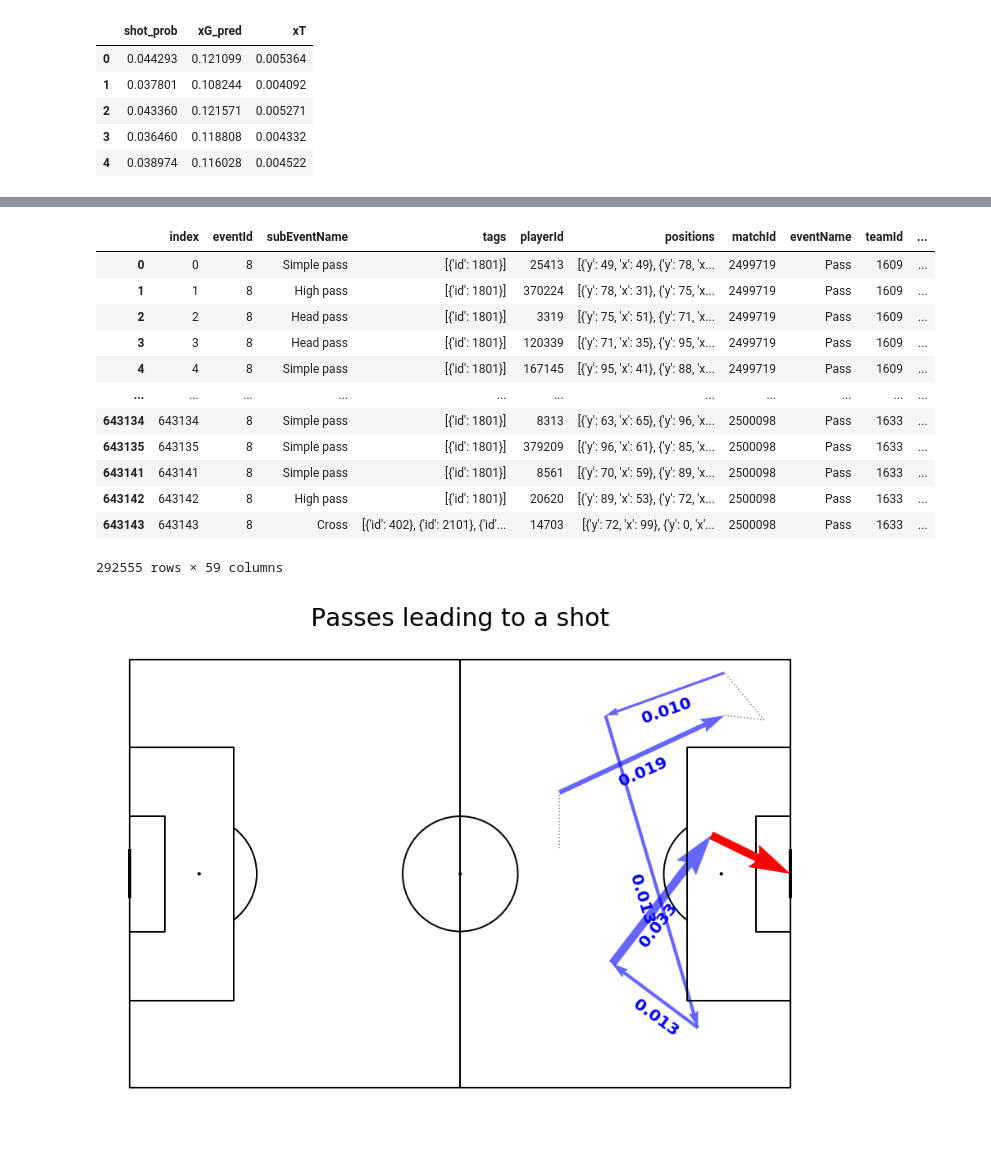
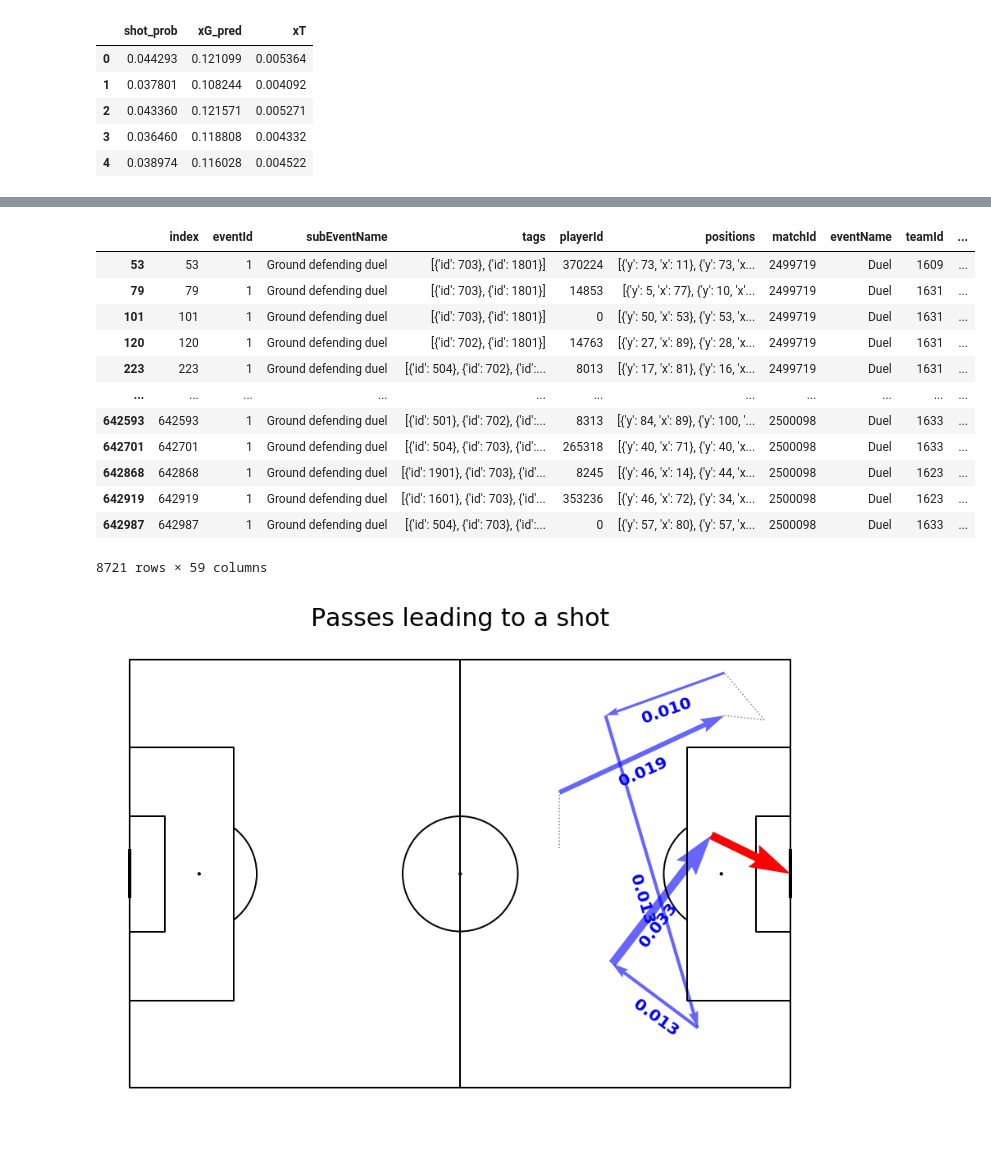
Before and after one commit to yashkarle/soccer-ds-stats, a Jupyter notebook: Projects/4UppsalaMMS/4_ValuingActions/xT_action_based.ipynb, the cells around one changed output, grey strips where cells are left out. Saved outputs shown, nothing was run; the diff lists cells and outputs as text; code cells hidden in the pictures.

```diff
--- a/Projects/4UppsalaMMS/4_ValuingActions/xT_action_based.ipynb
+++ b/Projects/4UppsalaMMS/4_ValuingActions/xT_action_based.ipynb
@@ -156,0 +173,28 @@ passes[["shot_prob", "xG_pred", "xT"]].head(5)
+# %%
+#predict if ended with shot
+duels = df.loc[df["subEventName"].isin(["Ground defending duel"])]
+X1 = duels[var].values
+y1 = duels["shot_end"].values
+
+#path to saved model
+path_model = os.path.join(str(pathlib.Path().resolve().parents[0]), 'data', 'Wyscout', 'models', 'xgb_def_duels_model_Germany.pkl')
+xgb_model = load(path_model)
+
+#predict probability of shot ended
+y_pred_shot = xgb_model.predict(X1)
+duels["shot_prob"] = y_pred_shot
+
+#OLS
+shot_ended = duels.loc[duels["shot_end"] == 1]
+X2 = shot_ended[var].values
+y2 = shot_ended["xG"].values
+lr = LinearRegression()
+lr.fit(X2, y2)
+
+#predict probability of goal being scored
+y_pred_goal = lr.predict(X1)
+duels["xG_pred"] = y_pred_goal
+
+#calculate xGchain
+duels["xT"] = duels["shot_prob"] * duels["xG_pred"]
+duels[["shot_prob", "xG_pred", "xT"]].head(5)
@@ -157,19 +208,19 @@ passes[["shot_prob", "xG_pred", "xT"]].head(5)
 # %%
-passes
+duels
 # %% [output]
 |  | index | eventId | subEventName | tags | playerId | positions | matchId | eventName | teamId | ... |
-| 0 | 0 | 8 | Simple pass | [{'id': 1801}] | 25413 | [{'y': 49, 'x': 49}, {'y': 78, 'x... | 2499719 | Pass | 1609 | ... |
-| 1 | 1 | 8 | High pass | [{'id': 1801}] | 370224 | [{'y': 78, 'x': 31}, {'y': 75, 'x... | 2499719 | Pass | 1609 | ... |
-| 2 | 2 | 8 | Head pass | [{'id': 1801}] | 3319 | [{'y': 75, 'x': 51}, {'y': 71, 'x... | 2499719 | Pass | 1609 | ... |
-| 3 | 3 | 8 | Head pass | [{'id': 1801}] | 120339 | [{'y': 71, 'x': 35}, {'y': 95, 'x... | 2499719 | Pass | 1609 | ... |
-| 4 | 4 | 8 | Simple pass | [{'id': 1801}] | 167145 | [{'y': 95, 'x': 41}, {'y': 88, 'x... | 2499719 | Pass | 1609 | ... |
+| 53 | 53 | 1 | Ground defending duel | [{'id': 703}, {'id': 1801}] | 370224 | [{'y': 73, 'x': 11}, {'y': 73, 'x... | 2499719 | Duel | 1609 | ... |
+| 79 | 79 | 1 | Ground defending duel | [{'id': 703}, {'id': 1801}] | 14853 | [{'y': 5, 'x': 77}, {'y': 10, 'x'... | 2499719 | Duel | 1631 | ... |
+| 101 | 101 | 1 | Ground defending duel | [{'id': 703}, {'id': 1801}] | 0 | [{'y': 50, 'x': 53}, {'y': 53, 'x... | 2499719 | Duel | 1631 | ... |
+| 120 | 120 | 1 | Ground defending duel | [{'id': 702}, {'id': 1801}] | 14763 | [{'y': 27, 'x': 89}, {'y': 28, 'x... | 2499719 | Duel | 1631 | ... |
+| 223 | 223 | 1 | Ground defending duel | [{'id': 504}, {'id': 702}, {'id':... | 8013 | [{'y': 17, 'x': 81}, {'y': 16, 'x... | 2499719 | Duel | 1631 | ... |
 | ... | ... | ... | ... | ... | ... | ... | ... | ... | ... | ... |
-| 643134 | 643134 | 8 | Simple pass | [{'id': 1801}] | 8313 | [{'y': 63, 'x': 65}, {'y': 96, 'x... | 2500098 | Pass | 1633 | ... |
-| 643135 | 643135 | 8 | Simple pass | [{'id': 1801}] | 379209 | [{'y': 96, 'x': 61}, {'y': 85, 'x... | 2500098 | Pass | 1633 | ... |
-| 643141 | 643141 | 8 | Simple pass | [{'id': 1801}] | 8561 | [{'y': 70, 'x': 59}, {'y': 89, 'x... | 2500098 | Pass | 1633 | ... |
-| 643142 | 643142 | 8 | High pass | [{'id': 1801}] | 20620 | [{'y': 89, 'x': 53}, {'y': 72, 'x... | 2500098 | Pass | 1633 | ... |
-| 643143 | 643143 | 8 | Cross | [{'id': 402}, {'id': 2101}, {'id'... | 14703 | [{'y': 72, 'x': 99}, {'y': 0, 'x'... | 2500098 | Pass | 1633 | ... |
+| 642593 | 642593 | 1 | Ground defending duel | [{'id': 501}, {'id': 702}, {'id':... | 8313 | [{'y': 84, 'x': 89}, {'y': 100, '... | 2500098 | Duel | 1633 | ... |
+| 642701 | 642701 | 1 | Ground defending duel | [{'id': 504}, {'id': 703}, {'id':... | 265318 | [{'y': 40, 'x': 71}, {'y': 40, 'x... | 2500098 | Duel | 1633 | ... |
+| 642868 | 642868 | 1 | Ground defending duel | [{'id': 1901}, {'id': 703}, {'id'... | 8245 | [{'y': 46, 'x': 14}, {'y': 44, 'x... | 2500098 | Duel | 1623 | ... |
+| 642919 | 642919 | 1 | Ground defending duel | [{'id': 1601}, {'id': 703}, {'id'... | 353236 | [{'y': 46, 'x': 72}, {'y': 34, 'x... | 2500098 | Duel | 1623 | ... |
+| 642987 | 642987 | 1 | Ground defending duel | [{'id': 504}, {'id': 703}, {'id':... | 0 | [{'y': 57, 'x': 80}, {'y': 57, 'x... | 2500098 | Duel | 1633 | ... |
-292555 rows × 59 columns
+8721 rows × 59 columns
 # %%
 chain = df.loc[df["possession_chain"] == 4]
 
```
Also changed, not shown: parts of 5 cells of this notebook, 9 other files.
